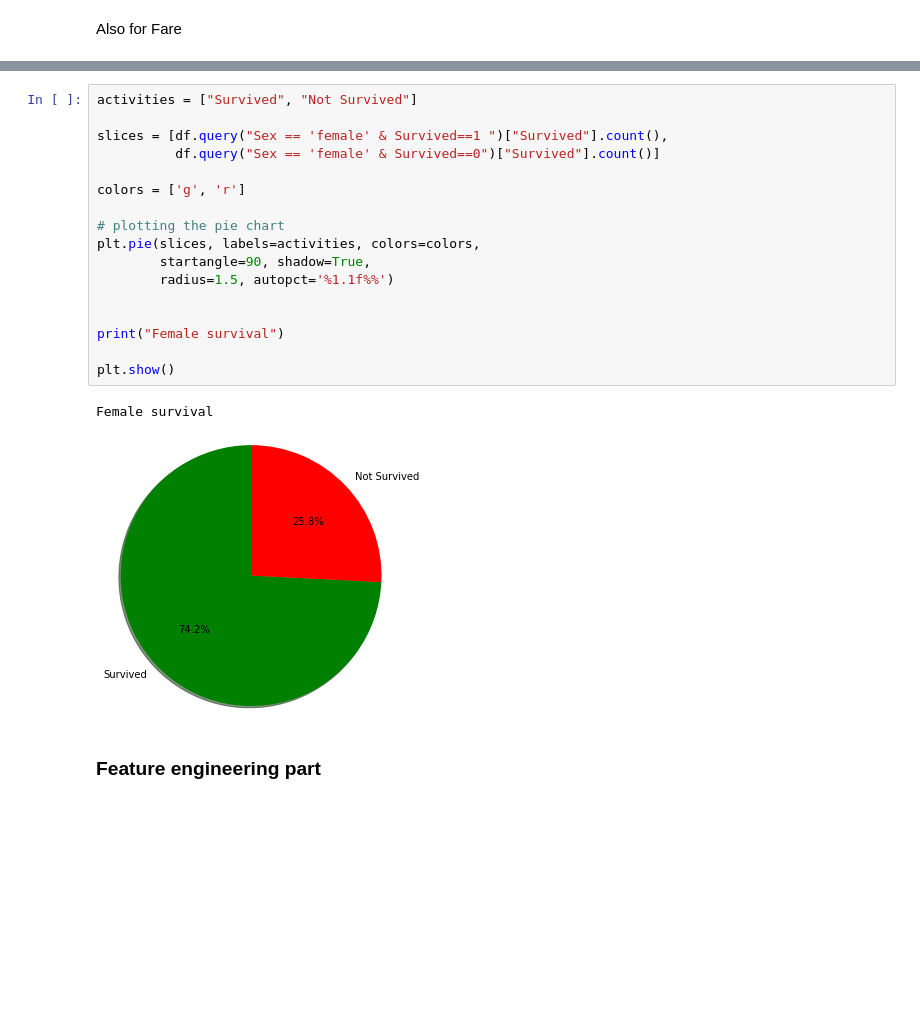
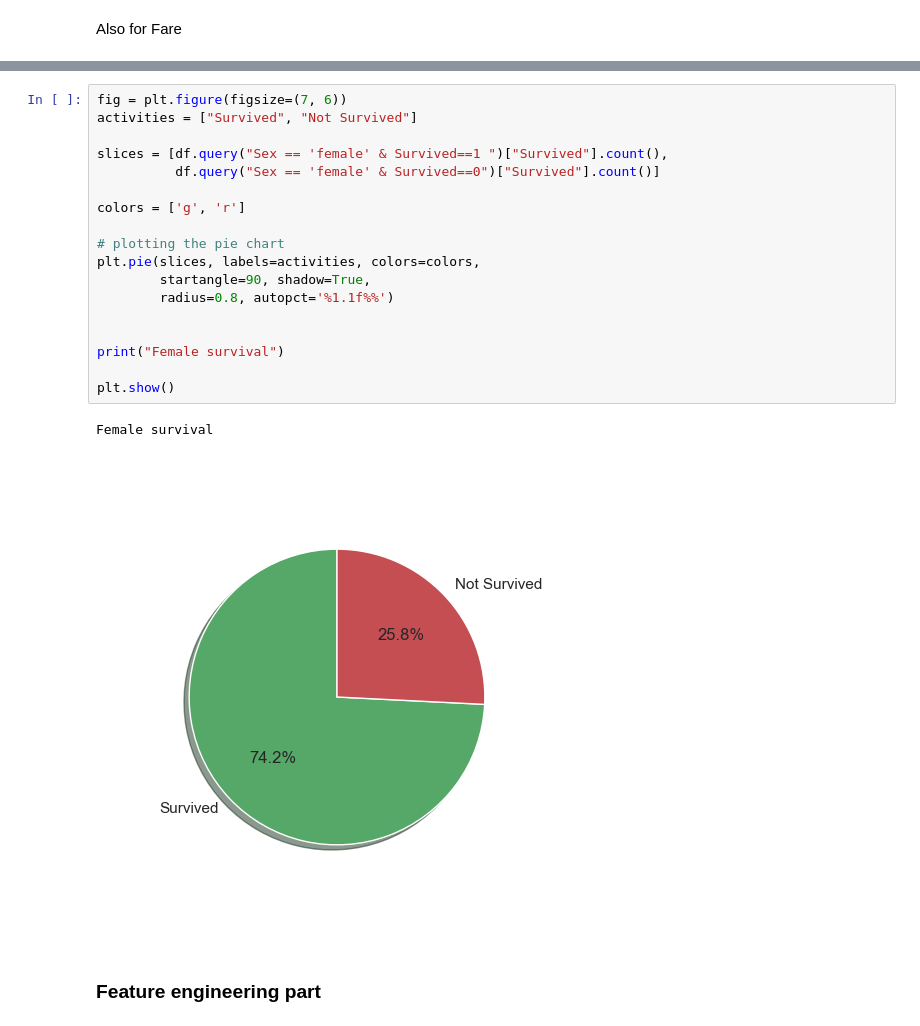
Before and after one commit to Pablo-163/Titanic_classifier, a Jupyter notebook: titanic-survivor-classifier.ipynb, the cells around one changed output, grey strips where cells are left out. Saved outputs shown, nothing was run; the diff lists cells and outputs as text; blank space fills up the shorter version.

```diff
--- a/titanic-survivor-classifier.ipynb
+++ b/titanic-survivor-classifier.ipynb
@@ -247,23 +246,24 @@ Male survival
 # %%
+fig = plt.figure(figsize=(7, 6))
 activities = ["Survived", "Not Survived"]
 
 slices = [df.query("Sex == 'female' & Survived==1 ")["Survived"].count(),
           df.query("Sex == 'female' & Survived==0")["Survived"].count()]
 
 colors = ['g', 'r']
 
 # plotting the pie chart
 plt.pie(slices, labels=activities, colors=colors,
         startangle=90, shadow=True,
-        radius=1.5, autopct='%1.1f%%')
+        radius=0.8, autopct='%1.1f%%')
 
 
 print("Female survival")
 
 plt.show()
 # %% [output]
 Female survival
-[figure, old version]
+[figure, new version]
 # %% [markdown]
 ### Feature engineering part
 # %% [markdown]
```
Also changed, not shown: parts of 15 cells of this notebook.
